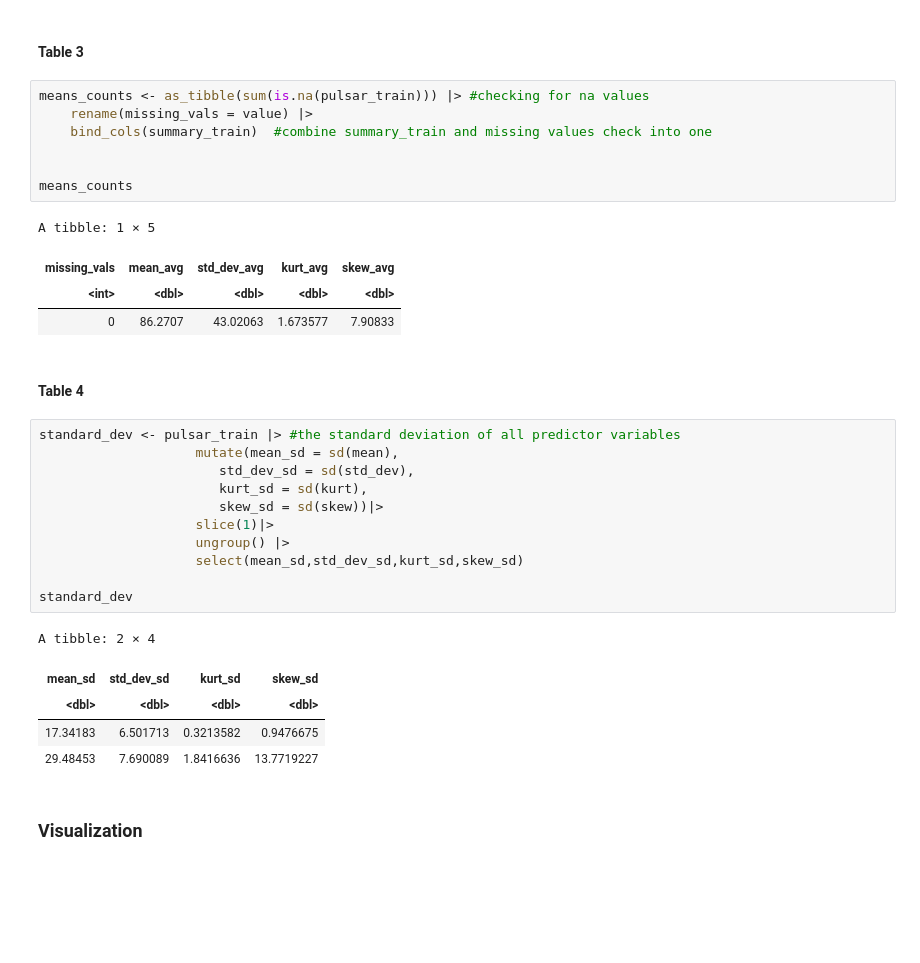
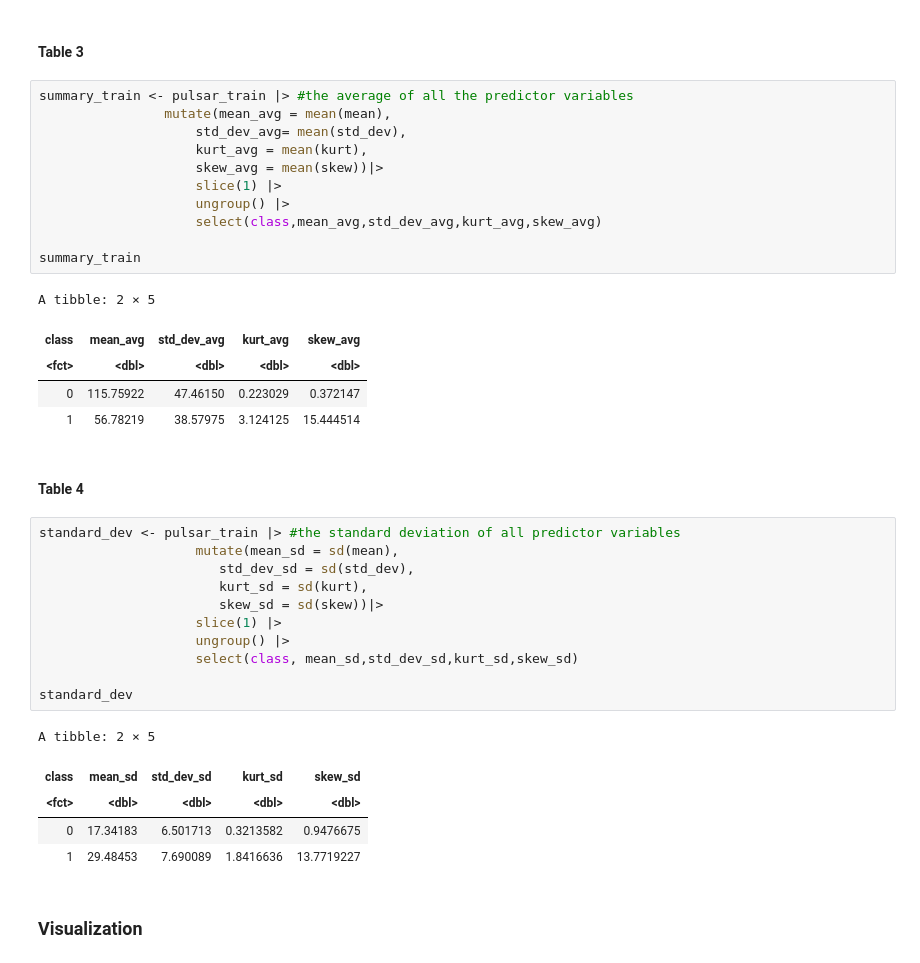
Before and after one commit to madisongill/dsci-100-2023s-group-39-section-002, a Jupyter notebook: project_proposal-Copy1.ipynb, the cells around one changed output. Drawn from its saved outputs; the diff is of its cells as text; blank space fills up the shorter version.

```diff
--- a/project_proposal-Copy1.ipynb
+++ b/project_proposal-Copy1.ipynb
@@ -185,36 +178,41 @@ A tibble: 2 × 3
 # %% [markdown]
 #### Table 3
 # %%
-means_counts <- as_tibble(sum(is.na(pulsar_train))) |> #checking for na values
-    rename(missing_vals = value) |>
-    bind_cols(summary_train)  #combine summary_train and missing values check into one
+summary_train <- pulsar_train |> #the average of all the predictor variables
+                mutate(mean_avg = mean(mean),
+                    std_dev_avg= mean(std_dev),
+                    kurt_avg = mean(kurt),
+                    skew_avg = mean(skew))|>
+                    slice(1) |>
+                    ungroup() |>
+                    select(class,mean_avg,std_dev_avg,kurt_avg,skew_avg)
 
-
-means_counts
+summary_train
 # %% [output]
-A tibble: 1 × 5
+A tibble: 2 × 5
-| missing_vals | mean_avg | std_dev_avg | kurt_avg | skew_avg |
-| <int> | <dbl> | <dbl> | <dbl> | <dbl> |
-| 0 | 86.2707 | 43.02063 | 1.673577 | 7.90833 |
+| class | mean_avg | std_dev_avg | kurt_avg | skew_avg |
+| <fct> | <dbl> | <dbl> | <dbl> | <dbl> |
+| 0 | 115.75922 | 47.46150 | 0.223029 | 0.372147 |
+| 1 | 56.78219 | 38.57975 | 3.124125 | 15.444514 |
 # %% [markdown]
 #### Table 4
 # %%
 standard_dev <- pulsar_train |> #the standard deviation of all predictor variables
                     mutate(mean_sd = sd(mean),
                        std_dev_sd = sd(std_dev),
                        kurt_sd = sd(kurt),
                        skew_sd = sd(skew))|>
-                    slice(1)|>
+                    slice(1) |>
                     ungroup() |>
-                    select(mean_sd,std_dev_sd,kurt_sd,skew_sd)
+                    select(class, mean_sd,std_dev_sd,kurt_sd,skew_sd)
 
 standard_dev
 # %% [output]
-A tibble: 2 × 4
+A tibble: 2 × 5
-| mean_sd | std_dev_sd | kurt_sd | skew_sd |
-| <dbl> | <dbl> | <dbl> | <dbl> |
-| 17.34183 | 6.501713 | 0.3213582 | 0.9476675 |
-| 29.48453 | 7.690089 | 1.8416636 | 13.7719227 |
+| class | mean_sd | std_dev_sd | kurt_sd | skew_sd |
+| <fct> | <dbl> | <dbl> | <dbl> | <dbl> |
+| 0 | 17.34183 | 6.501713 | 0.3213582 | 0.9476675 |
+| 1 | 29.48453 | 7.690089 | 1.8416636 | 13.7719227 |
 # %% [markdown]
 ### Visualization
 # %% [markdown]
```
Also changed, not shown: parts of 5 cells of this notebook.
